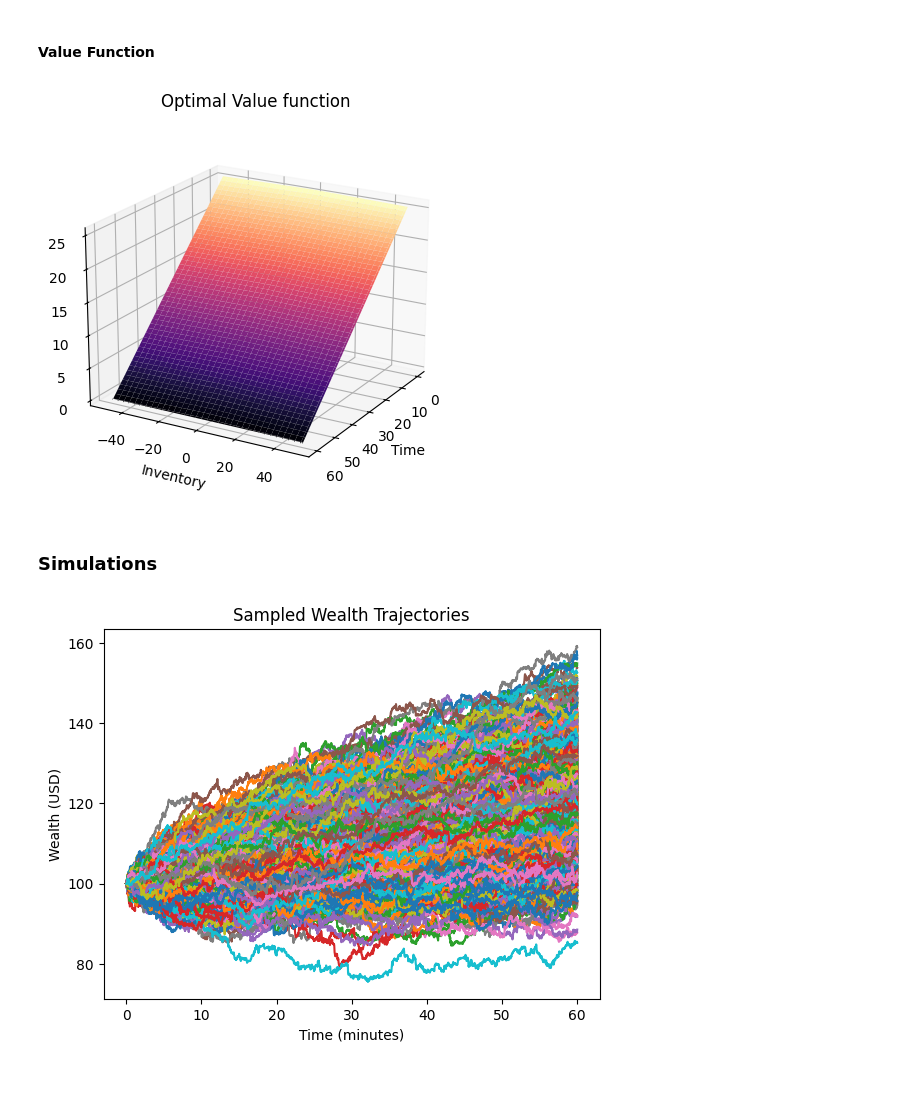
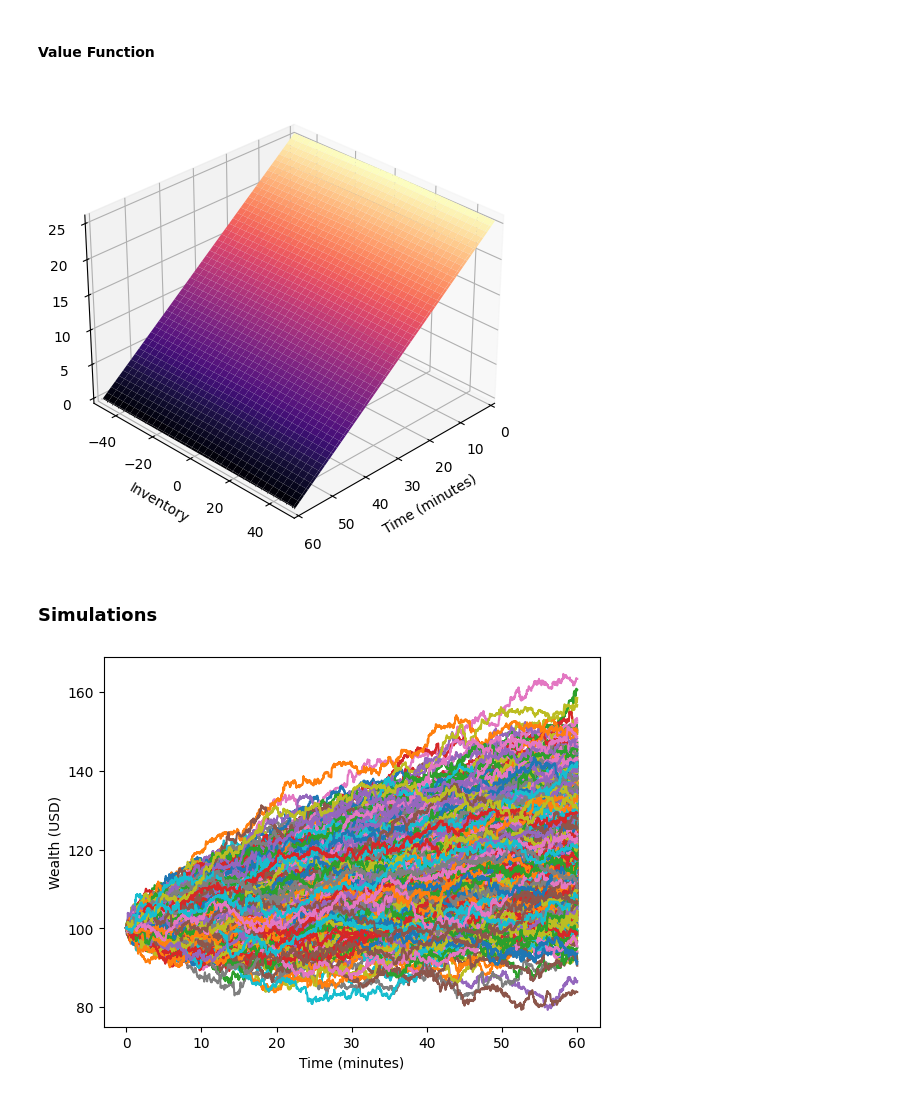
Before and after one commit to rsabum/High-Frequency-Trading, a Jupyter notebook: notebook.ipynb, the cells around one changed output. Cells and saved outputs as stored; diff of their text form; code cells hidden in the pictures.

```diff
--- a/notebook.ipynb
+++ b/notebook.ipynb
@@ -346,18 +49,21 @@ Y = value_function.q_grid
 X, Y = np.meshgrid(X, Y)
 
 
-f = plt.figure(figsize=[5, 5])
-pp3d = plt.axes(projection="3d", elev=20, azim=30)
-pp3d.set_title("Optimal Value function")
-pp3d.set_xlabel("Time")
+pp3d = plt.axes(projection="3d")
+plt.tight_layout()
+# rotate the axes and update
+pp3d.view_init(30, 45)
+pp3d.set_xlabel("Time (minutes)")
 pp3d.set_ylabel("Inventory")
-pp3d.set_zlabel("Optimal Value")
 pp3d.plot_surface(X, Y, value_function.V.T, cmap='magma')
-
+pp3d.set_xlim([0, T])
+pp3d.set_ylim([q_min, q_max])
+pp3d.set_zlim([value_function.V.min(), value_function.V.max()])
+pp3d.set_zlim([value_function.V.min(), value_function.V.max()])
 
 plt.show()
 # %% [output]
-[figure, old version]
+[figure, new version]
 # %% [markdown]
 ### Simulations
 # %%
@@ -365,7 +71,11 @@ environment = MarketSimulation(T, N, q_min, q_max, X_0, S_0, mu, sigma, ds, lamb
 
 M = 1000
 W = np.zeros((M, N + 1))
+S = np.zeros((M, N + 1))
+
 W[:, 0] = X_0
+S[:, 0] = S_0
+
 for i in tqdm(range(M), desc="Running simulations"):
     done = False
     state = environment.reset()
@@ -374,12 +84,12 @@ for i in tqdm(range(M), desc="Running simulations"):
         action = agent.run(state)
         state, wealth, done, j = environment.step(action)
         W[i][j] = wealth
+        S[i][j] = state.mid_price
 # %%
 plt.plot(environment.t_grid, W.T)
 
 plt.xlabel('Time (minutes)')
 plt.ylabel('Wealth (USD)')
-plt.title('Sampled Wealth Trajectories')
 plt.show()
 # %% [output]
-[figure, old version]
+[figure, new version]
```
Also changed, not shown: parts of 13 cells of this notebook, 7 other files.
